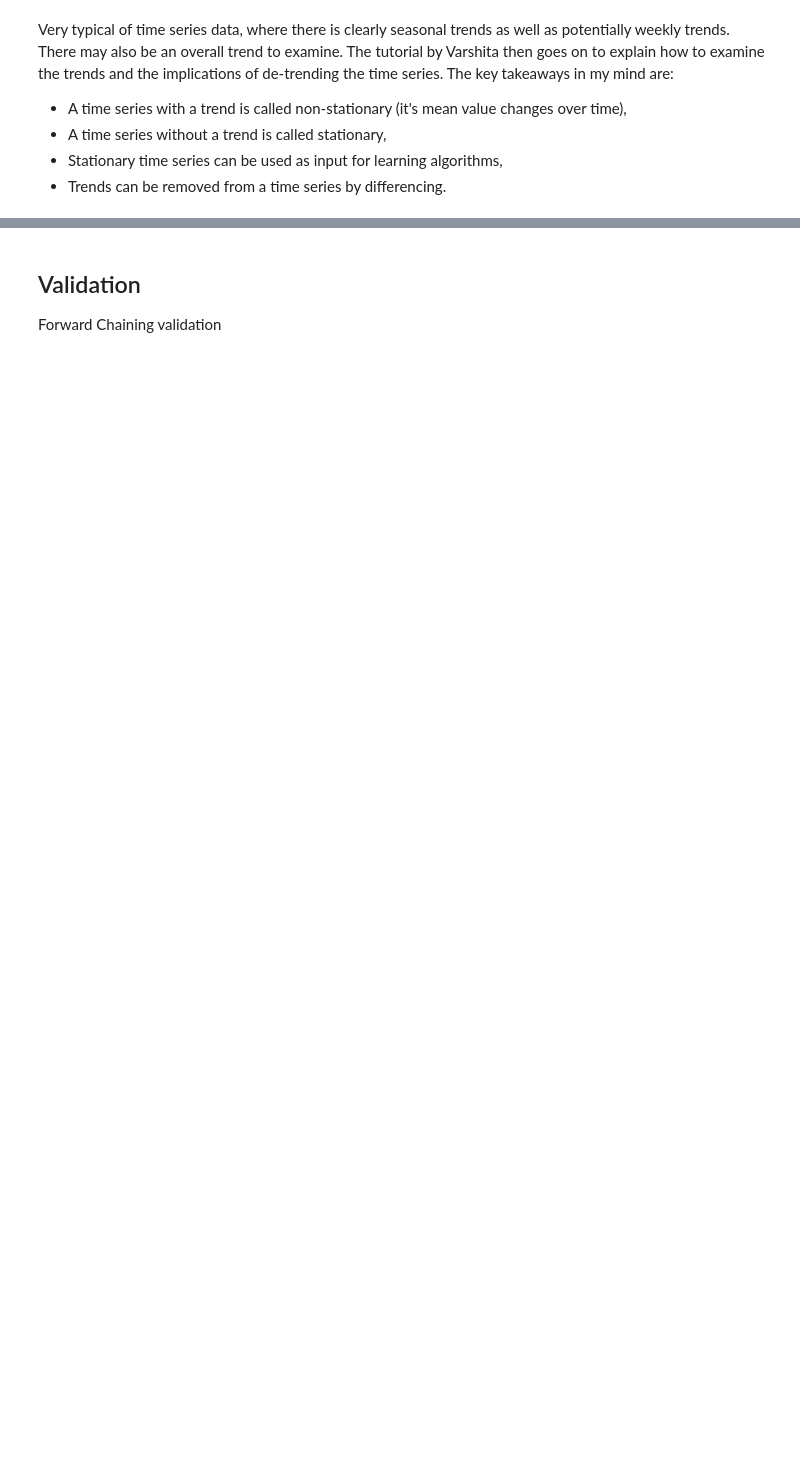
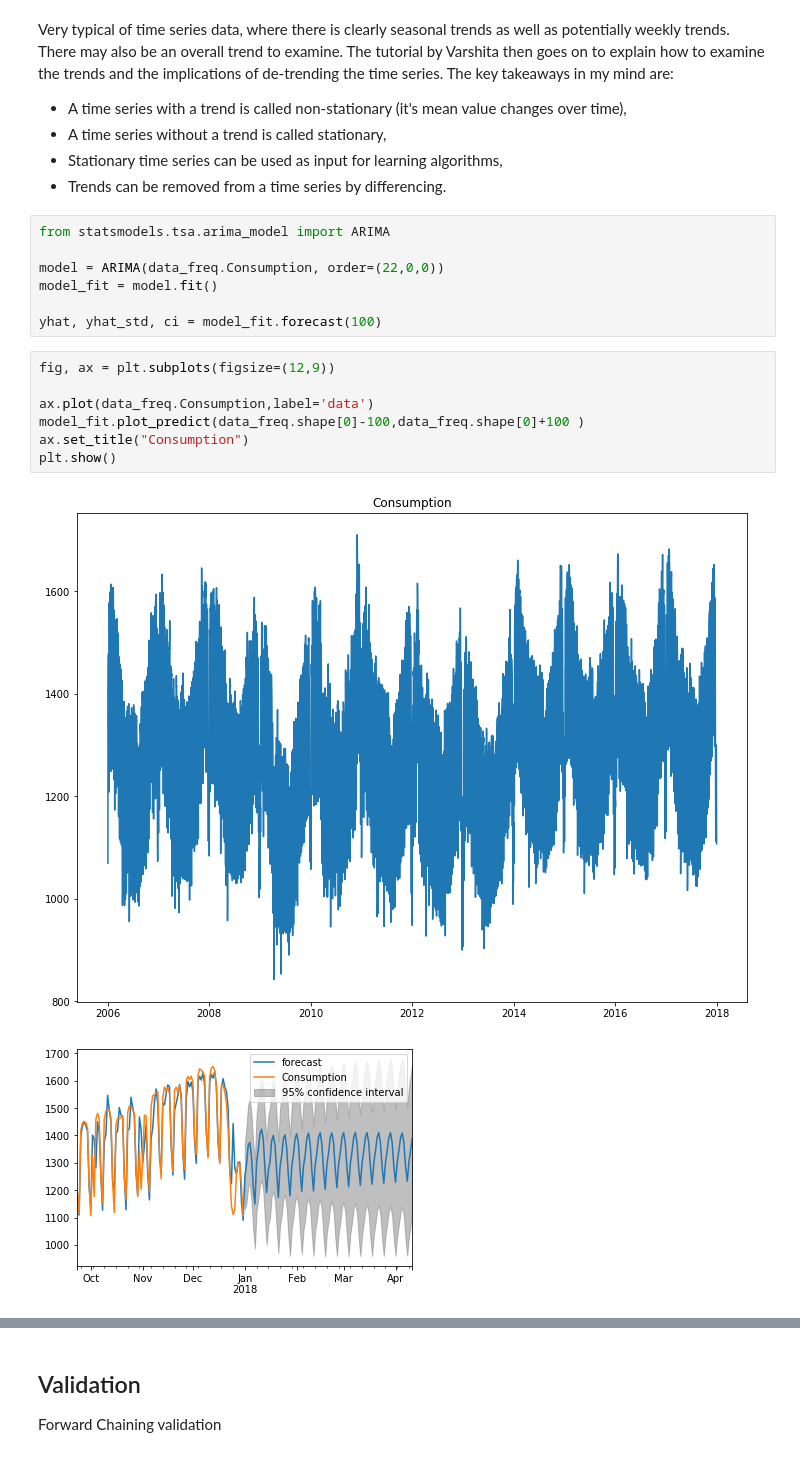
Before and after one commit to tdennisliu/algorithms_tutorials, a Jupyter notebook: 5-time-series.ipynb, the cells around one changed output, grey strips where cells are left out. Cells and saved outputs as stored; diff of their text form; blank space fills up the shorter version.

```diff
--- a/5-time-series.ipynb
+++ b/5-time-series.ipynb
@@ -48,3 +48,20 @@ Very typical of time series data, where there is clearly seasonal trends as well
 * A time series without a trend is called stationary,
 * Stationary time series can be used as input for learning algorithms,
 * Trends can be removed from a time series by differencing.
+# %%
+from statsmodels.tsa.arima_model import ARIMA
+
+model = ARIMA(data_freq.Consumption, order=(22,0,0))
+model_fit = model.fit()
+
+yhat, yhat_std, ci = model_fit.forecast(100)
+# %%
+fig, ax = plt.subplots(figsize=(12,9))
+
+ax.plot(data_freq.Consumption,label='data')
+model_fit.plot_predict(data_freq.shape[0]-100,data_freq.shape[0]+100 )
+ax.set_title("Consumption")
+plt.show()
+# %% [output]
+[figure, added]
+[figure, added]
```
Also changed, not shown: parts of 1 cell of this notebook.
